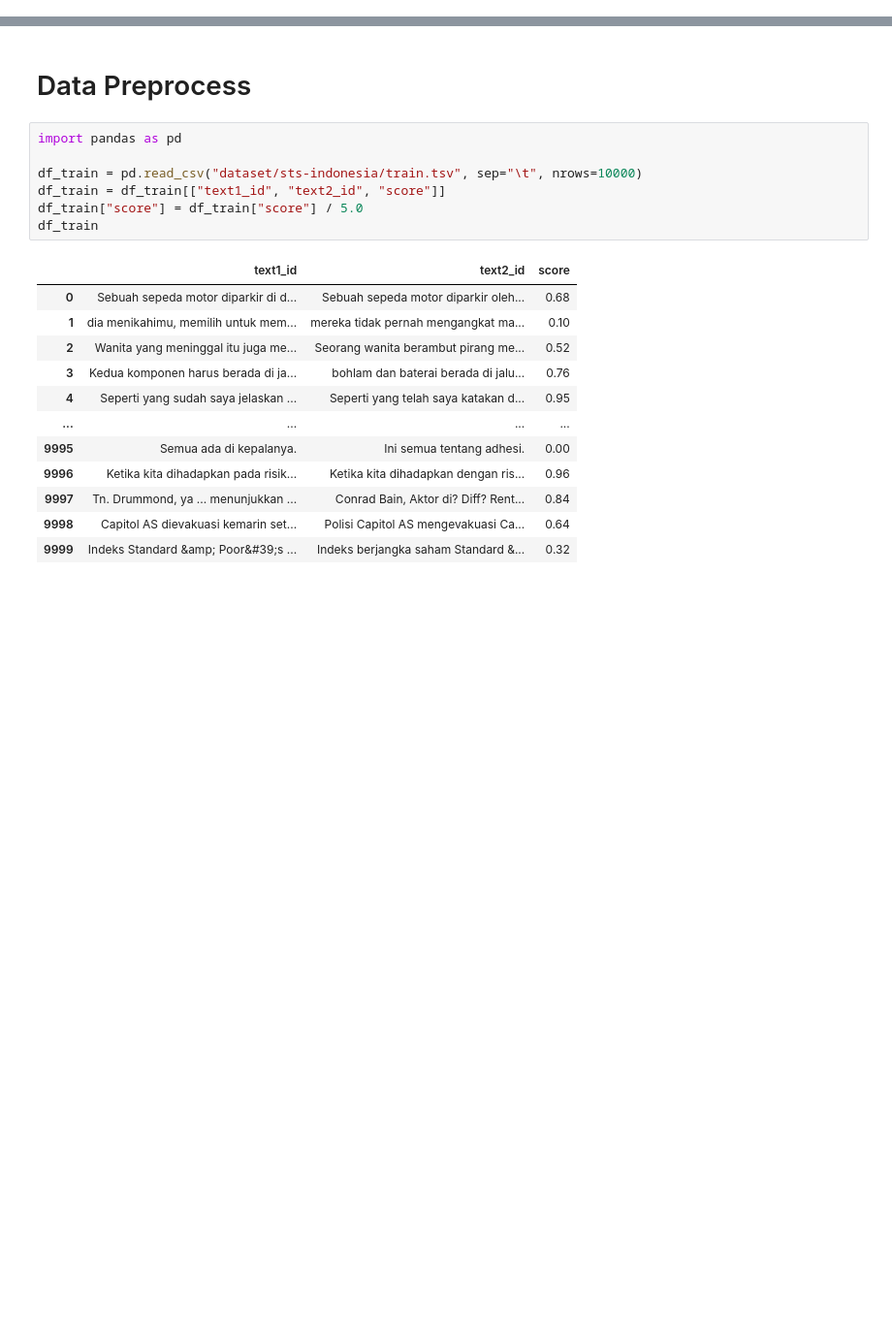
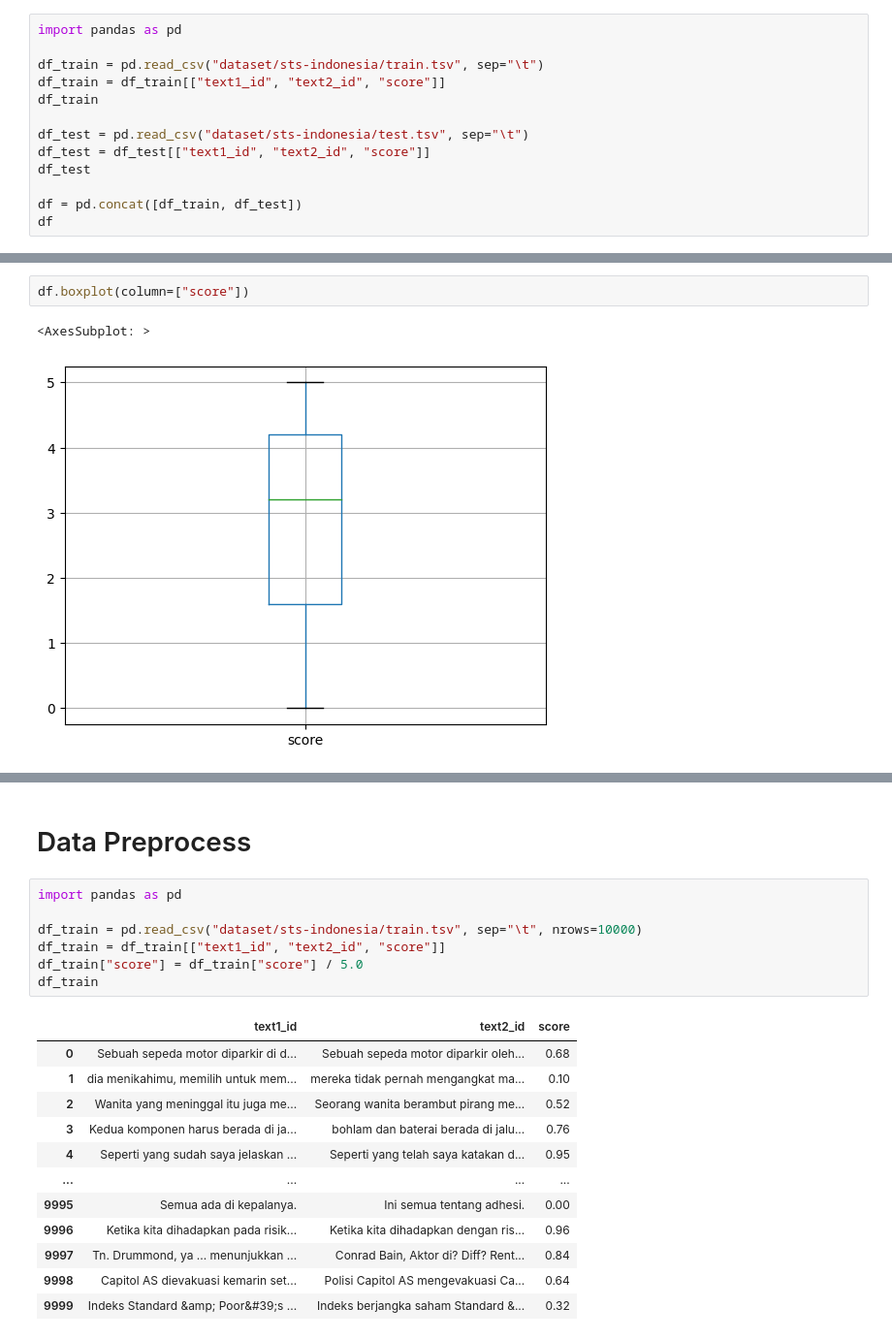
Before and after one commit to chilldenaya/sbert-summarizer, a Jupyter notebook: train_sbert_indonesia.ipynb, the cells around one changed output, grey strips where cells are left out. Shown at 97% size. Saved outputs shown, nothing was run; the diff lists cells and outputs as text; blank space fills up the shorter version.

Commit message:
add data exploration and score inference to the dataframe

```diff
--- a/train_sbert_indonesia.ipynb
+++ b/train_sbert_indonesia.ipynb
@@ -0,0 +3,13 @@
+# %%
+import pandas as pd
+
+df_train = pd.read_csv("dataset/sts-indonesia/train.tsv", sep="\t")
+df_train = df_train[["text1_id", "text2_id", "score"]]
+df_train
+
+df_test = pd.read_csv("dataset/sts-indonesia/test.tsv", sep="\t")
+df_test = df_test[["text1_id", "text2_id", "score"]]
+df_test
+
+df = pd.concat([df_train, df_test])
+df
@@ -0,0 +30,5 @@
+# %%
+df.boxplot(column=["score"])
+# %% [output]
+<AxesSubplot: >
+[figure, added]
```
Also changed, not shown: parts of 8 cells of this notebook, 1 other file.
